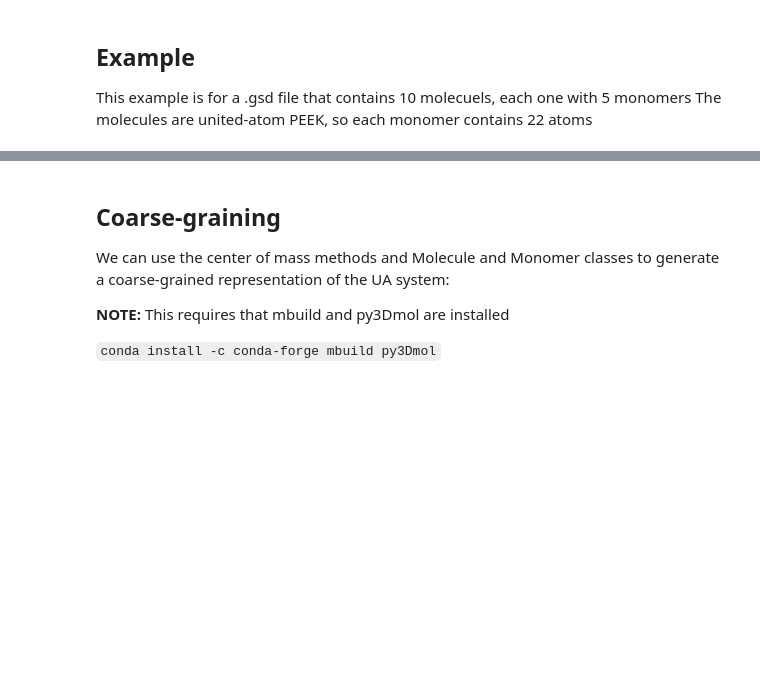
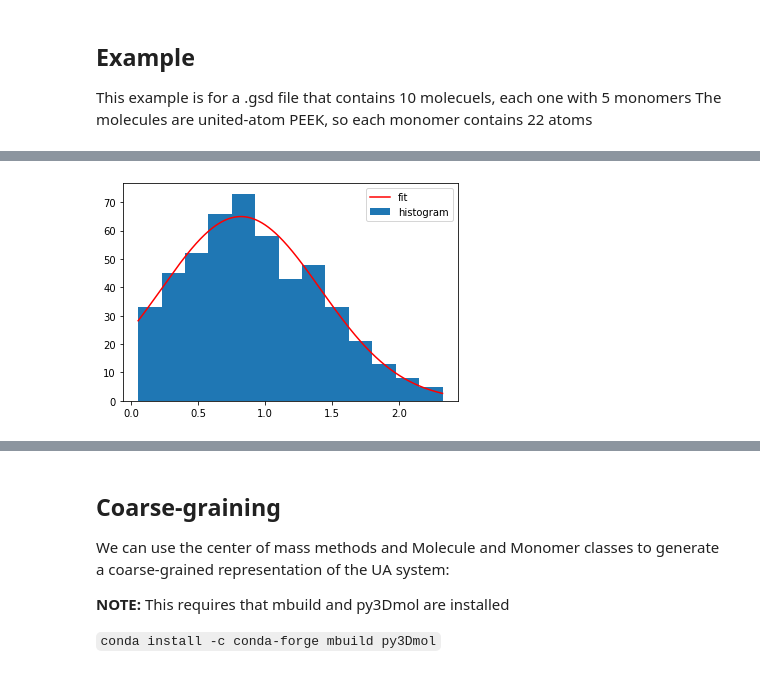
Before and after one commit to cmelab/cmeutils, a Jupyter notebook: cmeutils/tutorials/cmeutils-polymer.ipynb, the cells around one changed output, grey strips where cells are left out. Cells and saved outputs as stored; diff of their text form; code cells hidden in the pictures; blank space fills up the shorter version.

```diff
--- a/cmeutils/tutorials/cmeutils-polymer.ipynb
+++ b/cmeutils/tutorials/cmeutils-polymer.ipynb
@@ -14,0 +35,23 @@ peek_system = polymer.System(gsd_file=gsdfile, atoms_per_monomer=22)
+# %%
+def gaussian(x, mean, amplitude, standard_deviation):
+    return amplitude * np.exp( - (x - mean)**2 / (2*standard_deviation ** 2))
+
+def plot_distribution(x):
+    bin_heights, bin_borders = np.histogram(x, bins='auto')
+    bin_widths = np.diff(bin_borders)
+    bin_centers = bin_borders[:-1] + bin_widths / 2
+    popt, _ = curve_fit(gaussian, bin_centers, bin_heights, p0=[1., 0., 1.])
+
+    x_interval_for_fit = np.linspace(bin_borders[0], bin_borders[-1], 10000)
+
+    plt.bar(bin_centers, bin_heights, width=bin_widths, label='histogram')
+    plt.plot(x_interval_for_fit, gaussian(x_interval_for_fit, *popt), label='fit', c='red')
+    plt.legend()
+    return x_interval_for_fit, gaussian(x_interval_for_fit, *popt)
+
+def boltzmann_inverse(data, T):
+    return -np.log(data)
+# %%
+ang, ang_prob = plot_distribution(ang_dist)
+# %% [output]
+[figure, added]
```
Also changed, not shown: parts of 22 cells of this notebook.
